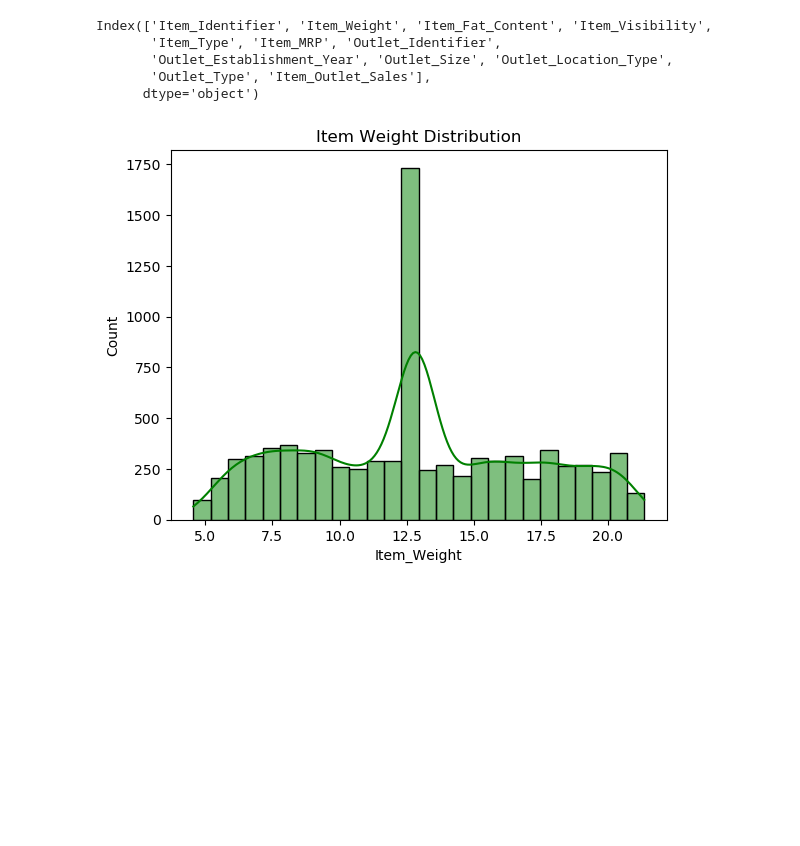
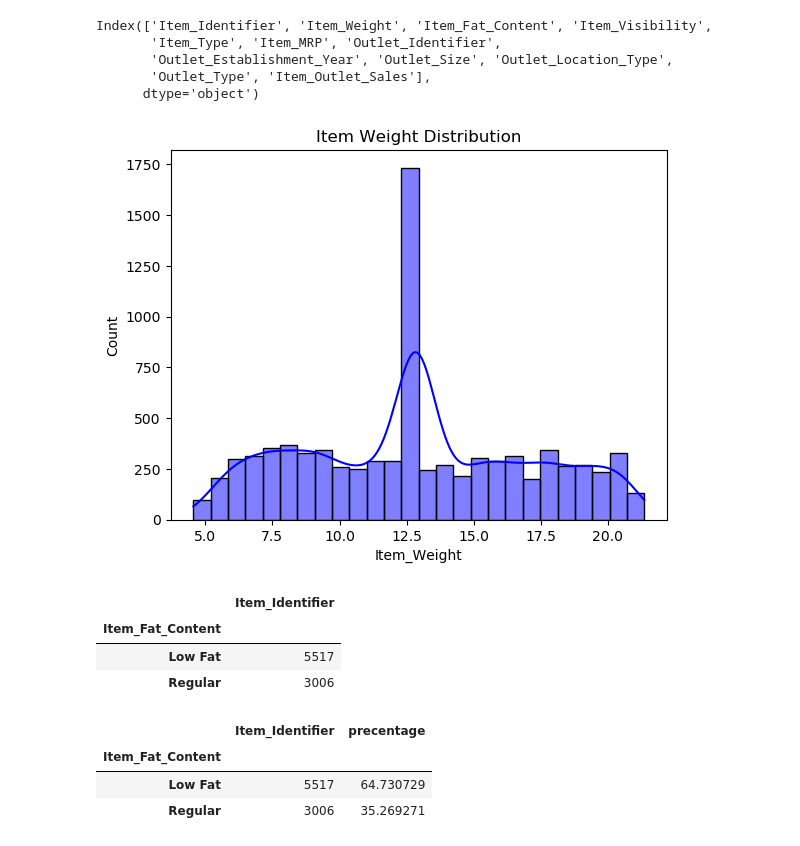
Before and after one commit to ronakpanchalk9/iNeuron, a Jupyter notebook: Sales_Prediction.ipynb, the cells around one changed output. Saved outputs shown, nothing was run; the diff lists cells and outputs as text; code cells hidden in the pictures; blank space fills up the shorter version.

```diff
--- a/Sales_Prediction.ipynb
+++ b/Sales_Prediction.ipynb
@@ -142,8 +142,8 @@ Index(['Item_Identifier', 'Item_Weight', 'Item_Fat_Content', 'Item_Visibility',
        'Outlet_Type', 'Item_Outlet_Sales'],
       dtype='object')
 # %%
-sns.histplot(data= train, x= 'Item_Weight', kde=True, color='green')
+sns.histplot(data= train, x= 'Item_Weight', kde=True, color='blue')
 plt.title("Item Weight Distribution")
 plt.show()
 # %% [output]
-[figure, old version]
+[figure, new version]
@@ -149,0 +152,16 @@ plt.show()
+# %%
+item_fat_content
+# %% [output]
+|  | Item_Identifier |
+| Item_Fat_Content |  |
+| Low Fat | 5517 |
+| Regular | 3006 |
+# %%
+item_fat_content['precentage'] = (item_fat_content['Item_Identifier'] / item_fat_content['Item_Identifier'].sum())*100
+
+item_fat_content
+# %% [output]
+|  | Item_Identifier | precentage |
+| Item_Fat_Content |  |  |
+| Low Fat | 5517 | 64.730729 |
+| Regular | 3006 | 35.269271 |
```
Also changed, not shown: parts of 51 cells of this notebook.
